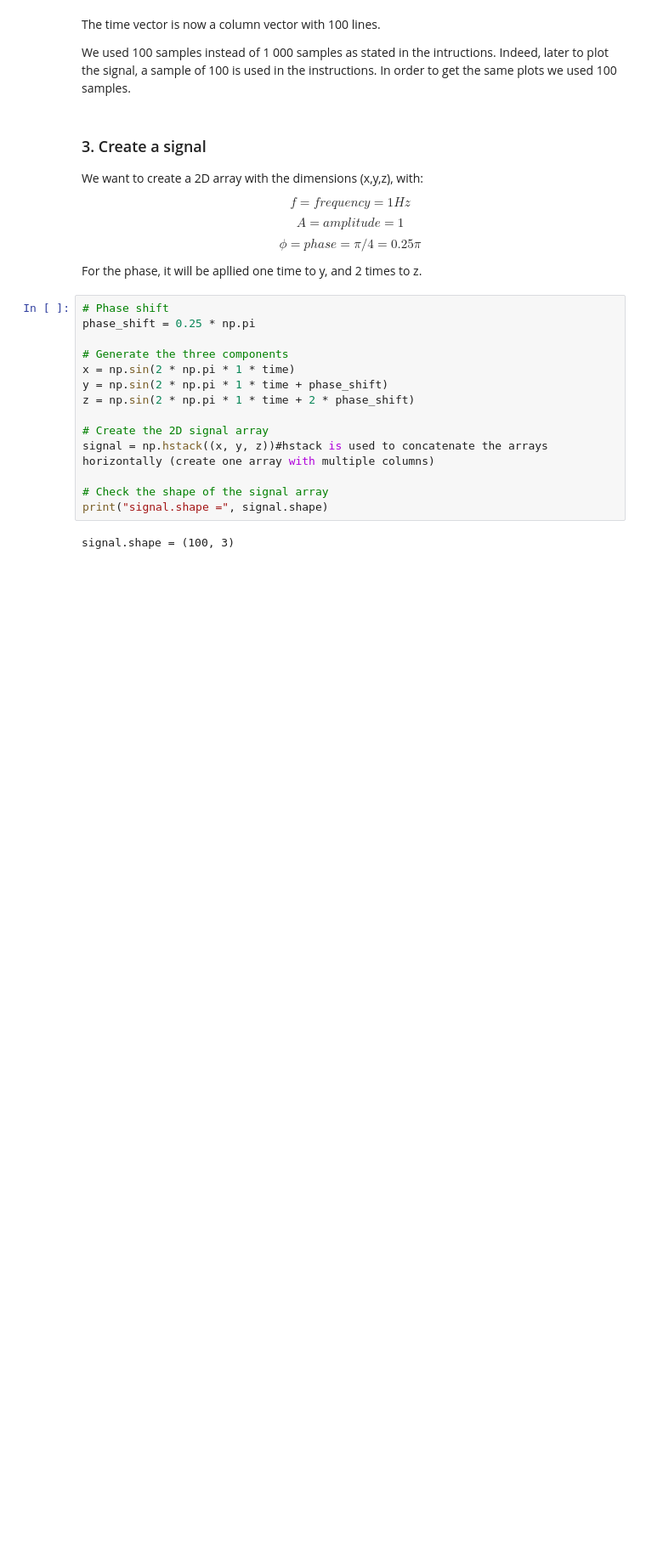
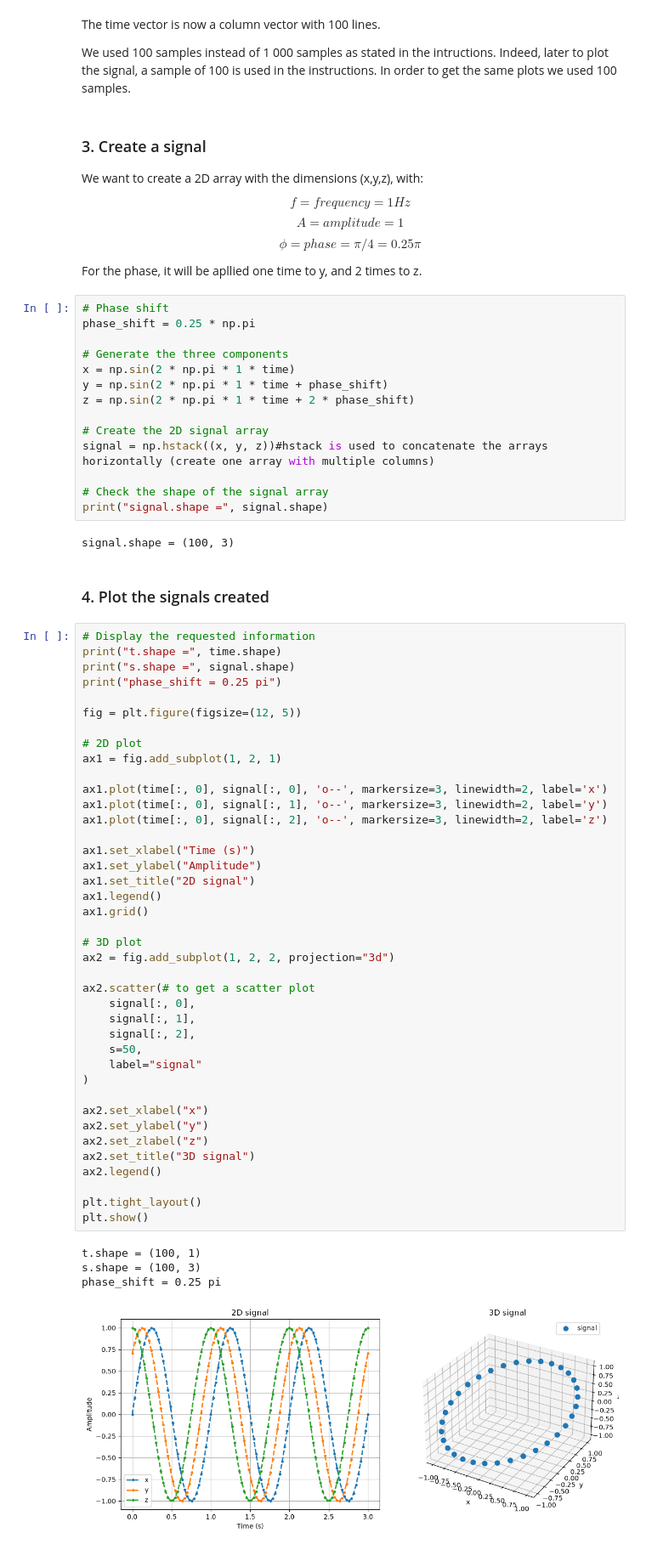
Before and after one commit to GaiaGas/Preseries04-python, a Jupyter notebook: PreseriesPython04.ipynb, the cells around one changed output. Shown at 85% size. Drawn from its saved outputs; the diff is of its cells as text; blank space fills up the shorter version.

Commit message:
Part3.4
Plot the created signal.

```diff
--- a/PreseriesPython04.ipynb
+++ b/PreseriesPython04.ipynb
@@ -81,3 +81,50 @@ signal = np.hstack((x, y, z))#hstack is used to concatenate the arrays horizonta
 print("signal.shape =", signal.shape)
 # %% [output]
 signal.shape = (100, 3)
+# %% [markdown]
+### 4. Plot the signals created
+# %%
+# Display the requested information
+print("t.shape =", time.shape)
+print("s.shape =", signal.shape)
+print("phase_shift = 0.25 pi")
+
+fig = plt.figure(figsize=(12, 5))
+
+# 2D plot
+ax1 = fig.add_subplot(1, 2, 1)
+
+ax1.plot(time[:, 0], signal[:, 0], 'o--', markersize=3, linewidth=2, label='x')
+ax1.plot(time[:, 0], signal[:, 1], 'o--', markersize=3, linewidth=2, label='y')
+ax1.plot(time[:, 0], signal[:, 2], 'o--', markersize=3, linewidth=2, label='z')
+
+ax1.set_xlabel("Time (s)")
+ax1.set_ylabel("Amplitude")
+ax1.set_title("2D signal")
+ax1.legend()
+ax1.grid()
+
+# 3D plot
+ax2 = fig.add_subplot(1, 2, 2, projection="3d")
+
+ax2.scatter(# to get a scatter plot
+    signal[:, 0],
+    signal[:, 1],
+    signal[:, 2],
+    s=50,
+    label="signal"
+)
+
+ax2.set_xlabel("x")
+ax2.set_ylabel("y")
+ax2.set_zlabel("z")
+ax2.set_title("3D signal")
+ax2.legend()
+
+plt.tight_layout()
+plt.show()
+# %% [output]
+t.shape = (100, 1)
+s.shape = (100, 3)
+phase_shift = 0.25 pi
+[figure, added]
```
